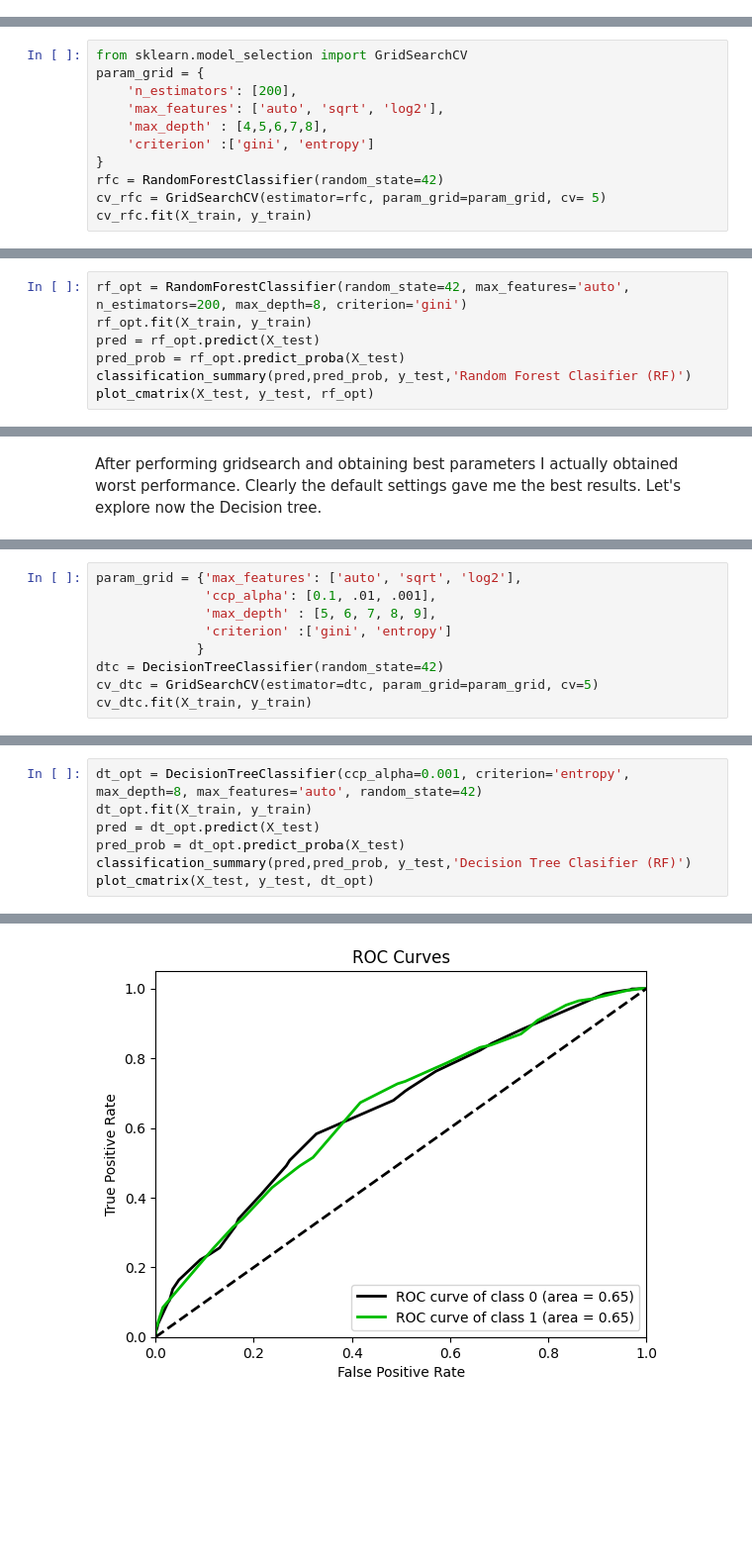
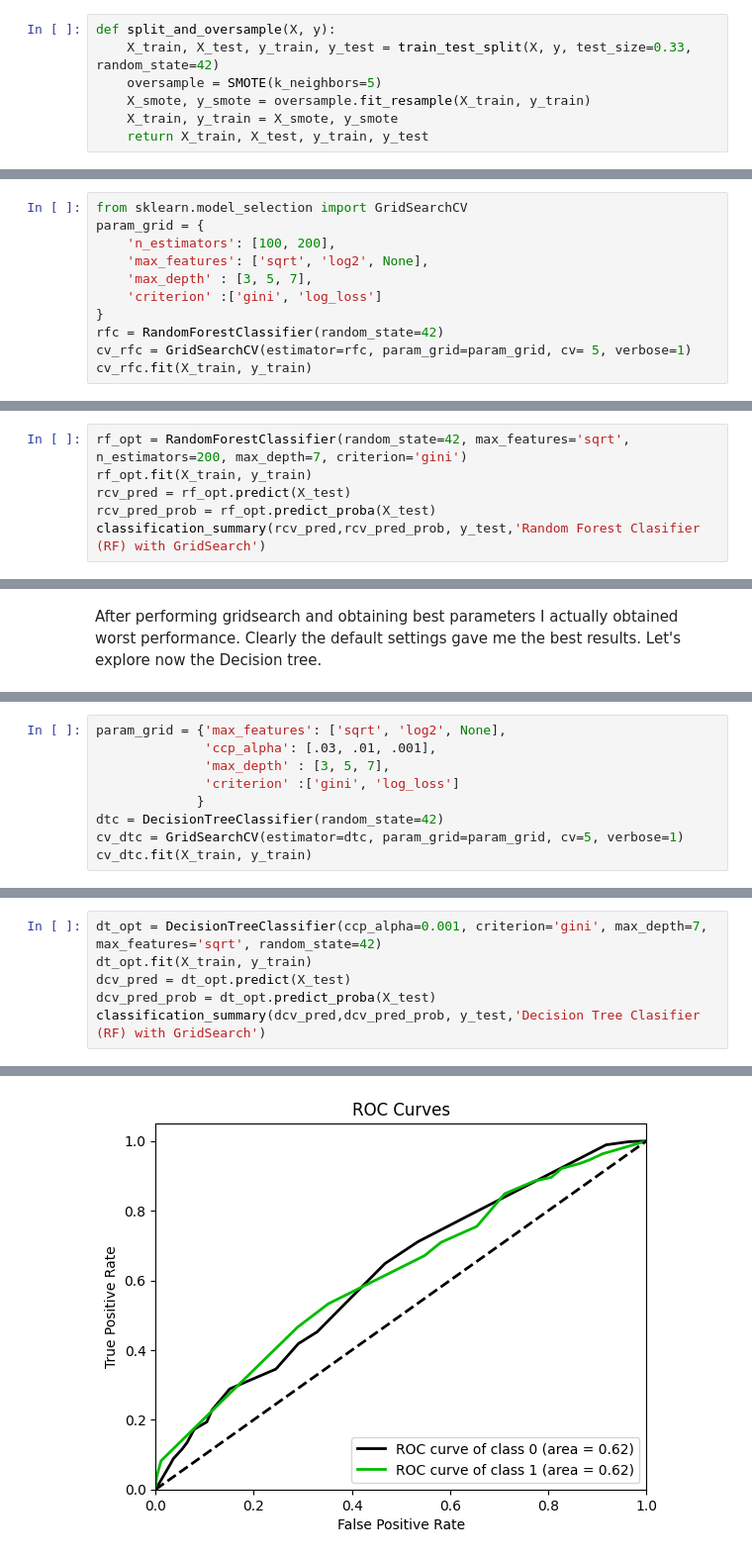
Before and after one commit to kevinmfreire/SCL_delays, a Jupyter notebook: notebook/solution.ipynb, the cells around one changed output, grey strips where cells are left out. Shown at 99% size. Saved outputs shown, nothing was run; the diff lists cells and outputs as text; blank space fills up the shorter version.

Commit message:
completed full training experiments and findings

```diff
--- a/notebook/solution.ipynb
+++ b/notebook/solution.ipynb
@@ -709,0 +710,7 @@ I will uses the Oversampling technique to overcome the class imbalance problem.
+# %%
+def split_and_oversample(X, y):
+    X_train, X_test, y_train, y_test = train_test_split(X, y, test_size=0.33, random_state=42)
+    oversample = SMOTE(k_neighbors=5)
+    X_smote, y_smote = oversample.fit_resample(X_train, y_train)
+    X_train, y_train = X_smote, y_smote
+    return X_train, X_test, y_train, y_test
@@ -947,12 +960,12 @@ Choosing my Parameters for the gridsearch, then training the classifier with eac
 # %%
 from sklearn.model_selection import GridSearchCV
 param_grid = {
-    'n_estimators': [200],
-    'max_features': ['auto', 'sqrt', 'log2'],
-    'max_depth' : [4,5,6,7,8],
-    'criterion' :['gini', 'entropy']
+    'n_estimators': [100, 200],
+    'max_features': ['sqrt', 'log2', None],
+    'max_depth' : [3, 5, 7],
+    'criterion' :['gini', 'log_loss']
 }
 rfc = RandomForestClassifier(random_state=42)
-cv_rfc = GridSearchCV(estimator=rfc, param_grid=param_grid, cv= 5)
+cv_rfc = GridSearchCV(estimator=rfc, param_grid=param_grid, cv= 5, verbose=1)
 cv_rfc.fit(X_train, y_train)
 # %% [output]
@@ -970,9 +1002,8 @@ cv_rfc.best_params_
  'n_estimators': 200}
 # %%
-rf_opt = RandomForestClassifier(random_state=42, max_features='auto', n_estimators=200, max_depth=8, criterion='gini')
+rf_opt = RandomForestClassifier(random_state=42, max_features='sqrt', n_estimators=200, max_depth=7, criterion='gini')
 rf_opt.fit(X_train, y_train)
-pred = rf_opt.predict(X_test)
-pred_prob = rf_opt.predict_proba(X_test)
-classification_summary(pred,pred_prob, y_test,'Random Forest Clasifier (RF)')
-plot_cmatrix(X_test, y_test, rf_opt)
+rcv_pred = rf_opt.predict(X_test)
+rcv_pred_prob = rf_opt.predict_proba(X_test)
+classification_summary(rcv_pred,rcv_pred_prob, y_test,'Random Forest Clasifier (RF) with GridSearch')
 # %% [output]
@@ -1005,12 +1032,12 @@ After performing gridsearch and obtaining best parameters I actually obtained wo
 
 Choosing my Parameters for the gridsearch, then training the classifier with each possible parameters.
 # %%
-param_grid = {'max_features': ['auto', 'sqrt', 'log2'],
-              'ccp_alpha': [0.1, .01, .001],
-              'max_depth' : [5, 6, 7, 8, 9],
-              'criterion' :['gini', 'entropy']
+param_grid = {'max_features': ['sqrt', 'log2', None],
+              'ccp_alpha': [.03, .01, .001],
+              'max_depth' : [3, 5, 7],
+              'criterion' :['gini', 'log_loss']
              }
 dtc = DecisionTreeClassifier(random_state=42)
-cv_dtc = GridSearchCV(estimator=dtc, param_grid=param_grid, cv=5)
+cv_dtc = GridSearchCV(estimator=dtc, param_grid=param_grid, cv=5, verbose=1)
 cv_dtc.fit(X_train, y_train)
 # %% [output]
@@ -1029,8 +1075,7 @@ DecisionTreeClassifier(ccp_alpha=0.001, criterion='entropy', max_depth=8,
 # %%
-dt_opt = DecisionTreeClassifier(ccp_alpha=0.001, criterion='entropy', max_depth=8, max_features='auto', random_state=42)
+dt_opt = DecisionTreeClassifier(ccp_alpha=0.001, criterion='gini', max_depth=7, max_features='sqrt', random_state=42)
 dt_opt.fit(X_train, y_train)
-pred = dt_opt.predict(X_test)
-pred_prob = dt_opt.predict_proba(X_test)
-classification_summary(pred,pred_prob, y_test,'Decision Tree Clasifier (RF)')
-plot_cmatrix(X_test, y_test, dt_opt)
+dcv_pred = dt_opt.predict(X_test)
+dcv_pred_prob = dt_opt.predict_proba(X_test)
+classification_summary(dcv_pred,dcv_pred_prob, y_test,'Decision Tree Clasifier (RF) with GridSearch')
 # %% [output]
@@ -1057 +1099 @@ weighted avg       0.75      0.67      0.70     22508
-[figure, old version]
+[figure, new version]
```
Also changed, not shown: parts of 48 cells of this notebook, 1 other file.
